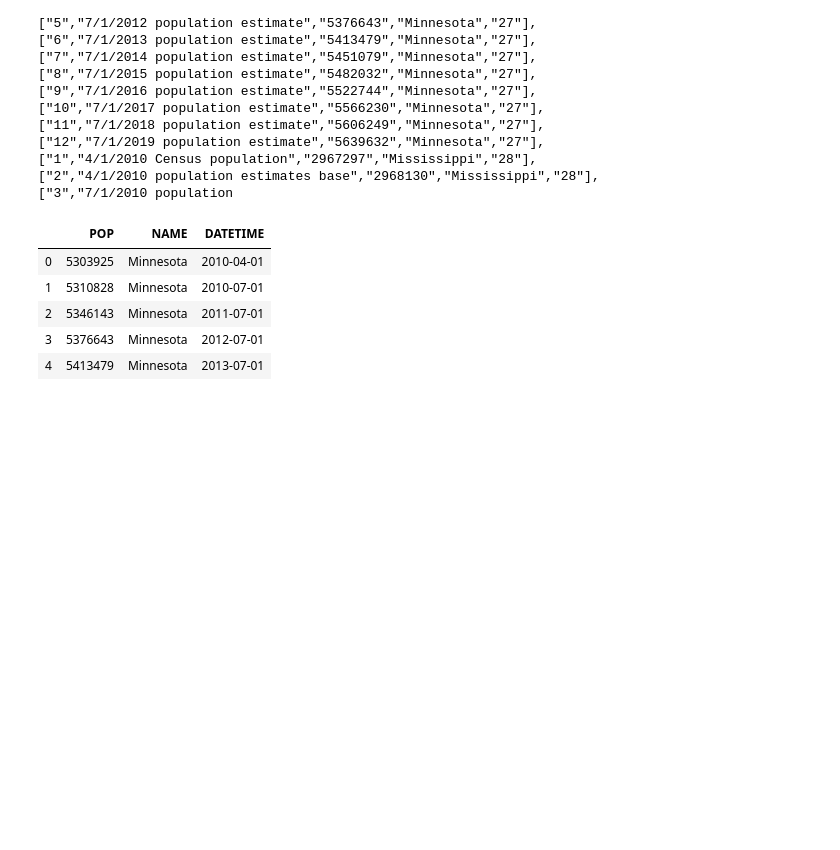
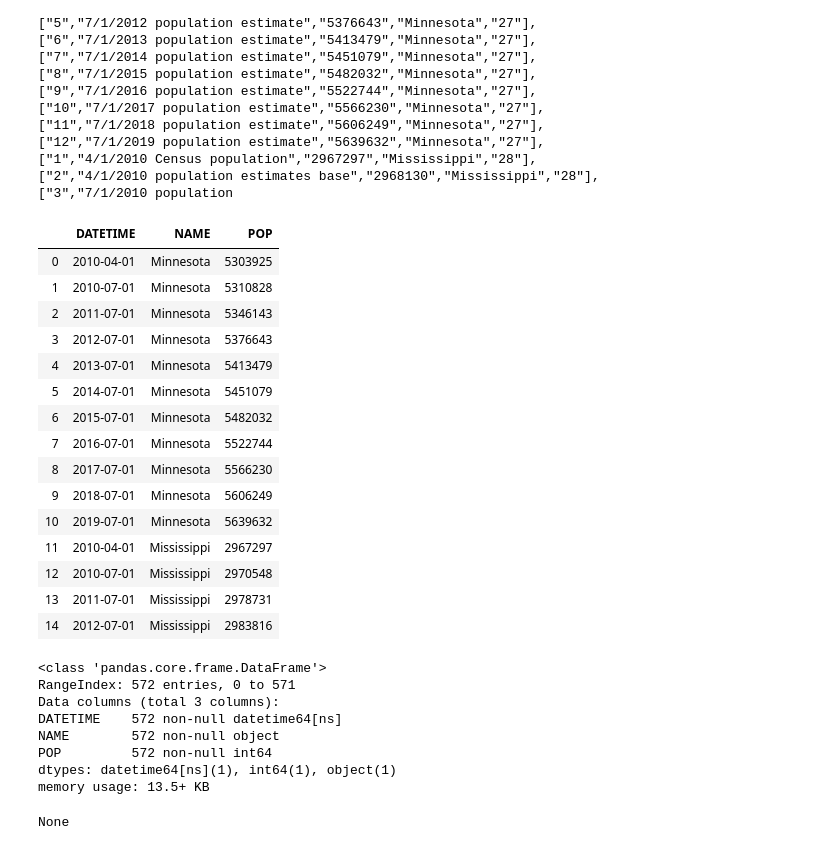
Before and after one commit to zapatos24/The_Electoral_College-Today_and_Tomorrow, a Jupyter notebook: electoral_college_data_map_notebook.ipynb, the cells around one changed output. Drawn from its saved outputs; the diff is of its cells as text; code cells hidden in the pictures; blank space fills up the shorter version.

Commit message:
create and add pop data to sql database

```diff
--- a/electoral_college_data_map_notebook.ipynb
+++ b/electoral_college_data_map_notebook.ipynb
@@ -68,16 +70,39 @@ https://api.census.gov/data/2019/pep/population?get=DATE_CODE%2CDATE_DESC%2CPOP%
 # %%
 #clean data (only need population, state, and datetime) with pandas before putting into SQL database
 data = r.json()
 df = pd.DataFrame(data[1:], columns=data[0])
 df['DATETIME'] = df.DATE_DESC.apply(lambda x: pd.to_datetime(x[:9]))
 df.drop(df[df.DATE_CODE == '2'].index, inplace=True)
 df.drop(['state','DATE_CODE', 'DATE_DESC'], axis=1, inplace=True)
 df.reset_index(drop=True, inplace=True)
-df.head()
+df['POP'] = df.POP.astype('int64')
+df = df[['DATETIME', 'NAME', 'POP']]
+
+display(df.head(15))
+display(df.info())
 # %% [output]
-|  | POP | NAME | DATETIME |
-| 0 | 5303925 | Minnesota | 2010-04-01 |
-| 1 | 5310828 | Minnesota | 2010-07-01 |
-| 2 | 5346143 | Minnesota | 2011-07-01 |
-| 3 | 5376643 | Minnesota | 2012-07-01 |
-| 4 | 5413479 | Minnesota | 2013-07-01 |
+|  | DATETIME | NAME | POP |
+| 0 | 2010-04-01 | Minnesota | 5303925 |
+| 1 | 2010-07-01 | Minnesota | 5310828 |
+| 2 | 2011-07-01 | Minnesota | 5346143 |
+| 3 | 2012-07-01 | Minnesota | 5376643 |
+| 4 | 2013-07-01 | Minnesota | 5413479 |
+| 5 | 2014-07-01 | Minnesota | 5451079 |
+| 6 | 2015-07-01 | Minnesota | 5482032 |
+| 7 | 2016-07-01 | Minnesota | 5522744 |
+| 8 | 2017-07-01 | Minnesota | 5566230 |
+| 9 | 2018-07-01 | Minnesota | 5606249 |
+| 10 | 2019-07-01 | Minnesota | 5639632 |
+| 11 | 2010-04-01 | Mississippi | 2967297 |
+| 12 | 2010-07-01 | Mississippi | 2970548 |
+| 13 | 2011-07-01 | Mississippi | 2978731 |
+| 14 | 2012-07-01 | Mississippi | 2983816 |
+<class 'pandas.core.frame.DataFrame'>
+RangeIndex: 572 entries, 0 to 571
+Data columns (total 3 columns):
+DATETIME    572 non-null datetime64[ns]
+NAME        572 non-null object
+POP         572 non-null int64
+dtypes: datetime64[ns](1), int64(1), object(1)
+memory usage: 13.5+ KB
+None
```
Also changed, not shown: parts of 6 cells of this notebook, 1 other file.
